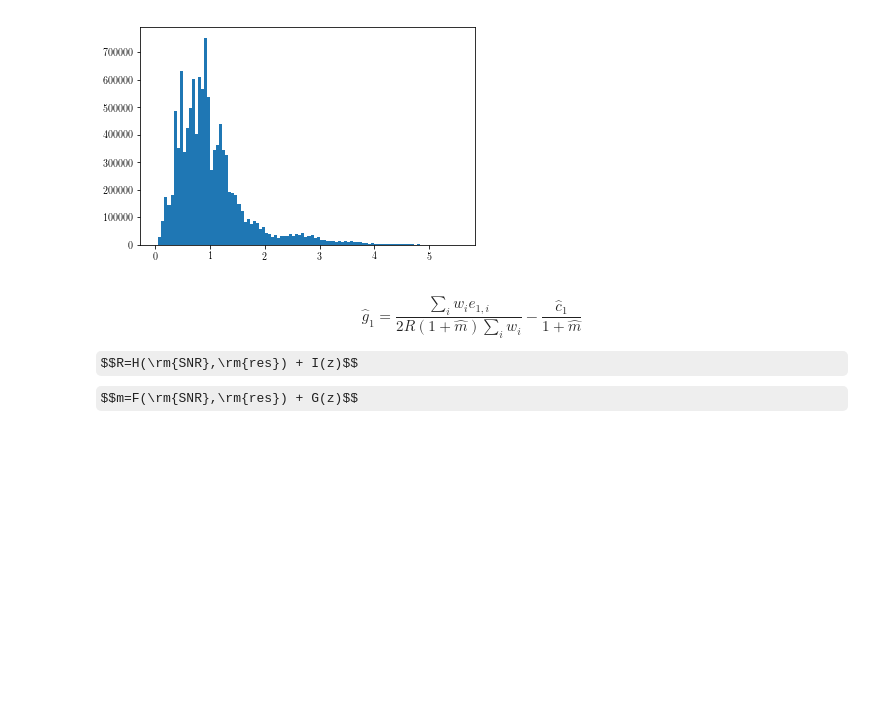
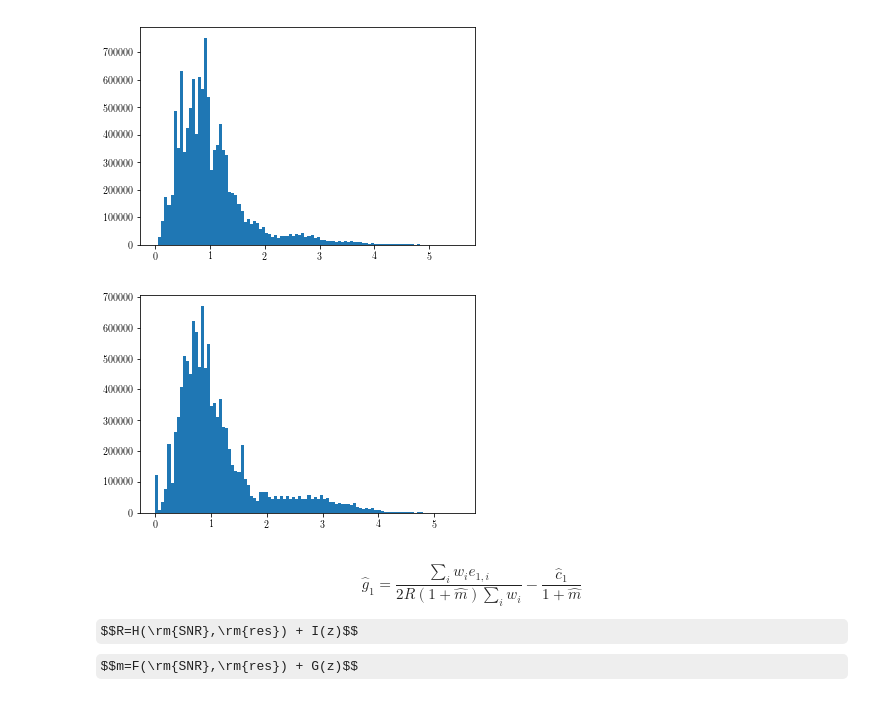
Before and after one commit to mr-superonion/G3sim-HSC, a Jupyter notebook: notebook/calibration/4_3-ReGaus_sanityTest.ipynb, the cells around one changed output. Drawn from its saved outputs; the diff is of its cells as text; code cells hidden in the pictures; some formulas as TeX source; blank space fills up the shorter version.

```diff
--- a/notebook/calibration/4_3-ReGaus_sanityTest.ipynb
+++ b/notebook/calibration/4_3-ReGaus_sanityTest.ipynb
@@ -64,6 +62,10 @@ a=plt.hist(data['dnn_Z'],bins=100)
 # %% [output]
 98.32 percent of galaxies have HSC wide photo-z matches
 [figure]
+# %%
+a=plt.hist(data['mizuki_Z'],bins=100)
+# %% [output]
+[figure, added]
 # %% [markdown]
 $$\hat{g}_1=\frac{\sum_i w_i e_{1,i}}{2R(1+\hat{m}) \sum_i w_i}-\frac{\hat{c}_1}{1+\hat{m}}$$
 
```
Also changed, not shown: parts of 8 cells of this notebook, 9 other files.
